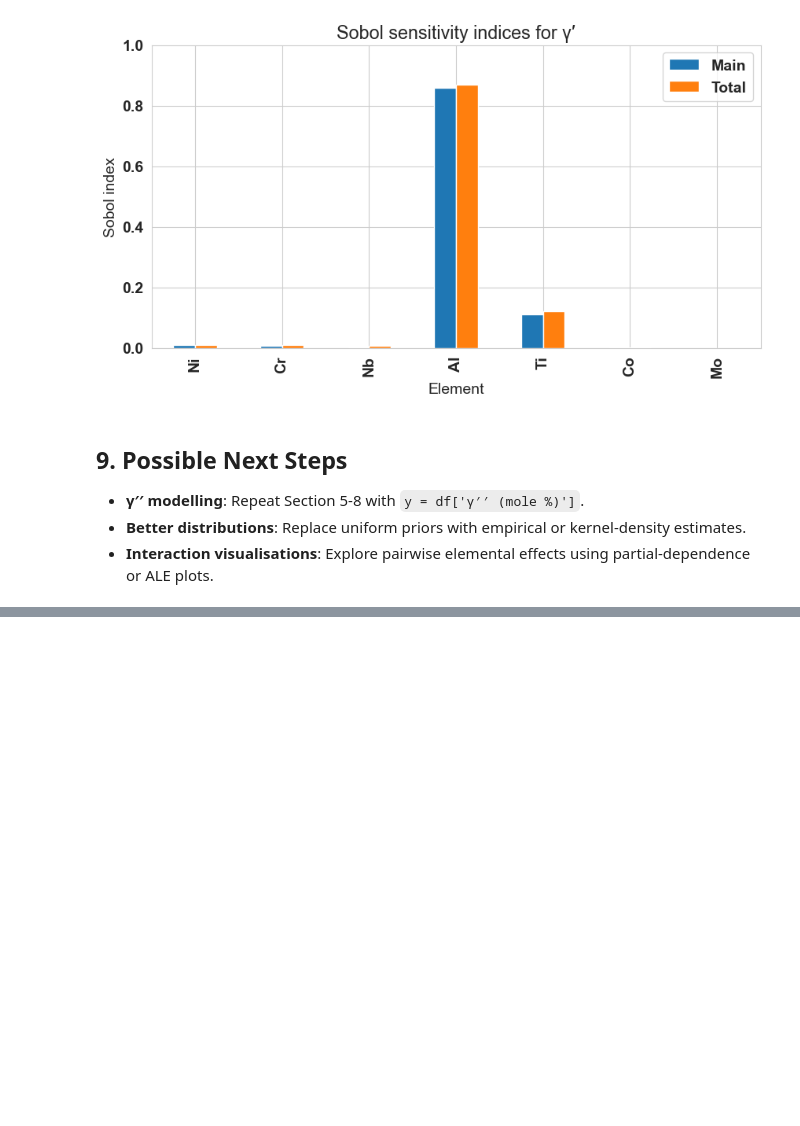
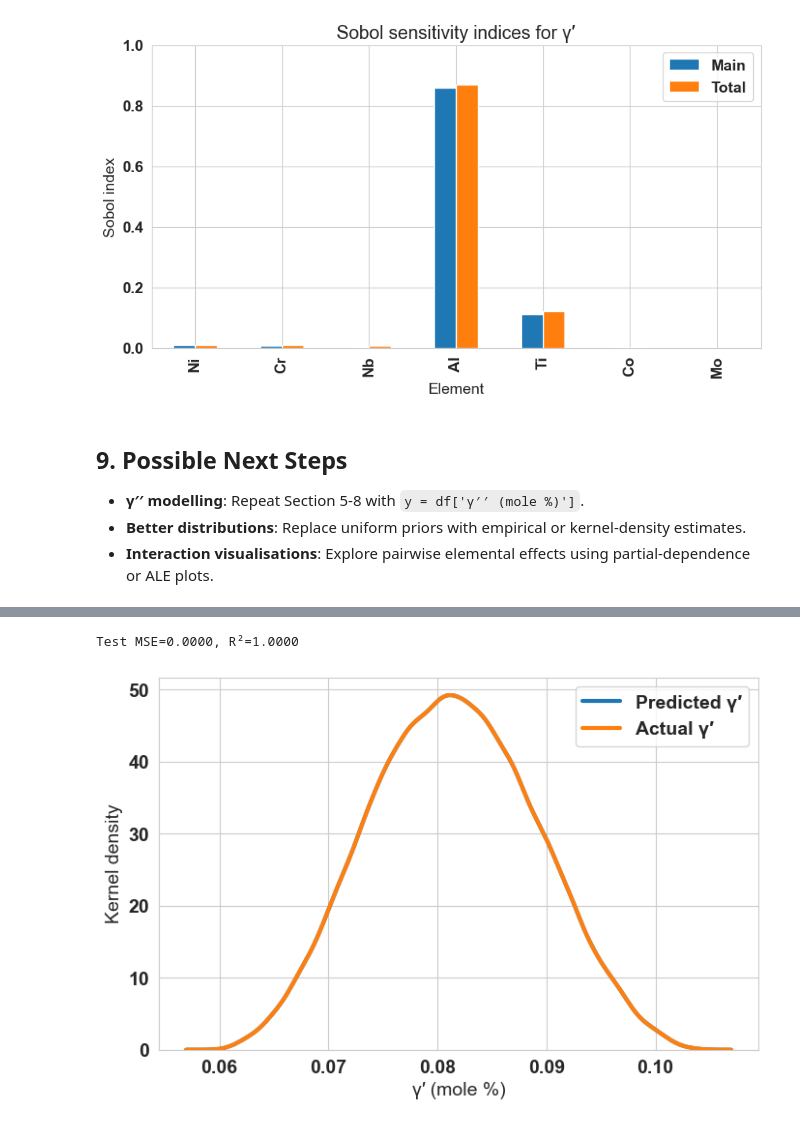
Before and after one commit to imqcam/composition-microstructure-sensitivity-analysis-release, a Jupyter notebook: Composition_to_Microstructure_Sensitivity_pipeline.ipynb, the cells around one changed output, grey strips where cells are left out. Saved outputs shown, nothing was run; the diff lists cells and outputs as text; code cells hidden in the pictures; blank space fills up the shorter version.

```diff
--- a/Composition_to_Microstructure_Sensitivity_pipeline.ipynb
+++ b/Composition_to_Microstructure_Sensitivity_pipeline.ipynb
@@ -281,0 +415,22 @@ plt.show()
+# %%
+#7. Final model fit & test evaluation
+
+poly_final = cp.expansion.stieltjes(best_order, joint_dist)
+model_final = cp.fit_regression(poly_final, X_train.T, y_train)
+
+y_test_pred = model_final(*X_test.T)
+test_mse = mean_squared_error(y_test, y_test_pred)
+test_r2 = r2_score(y_test, y_test_pred)
+print(f"Test MSE={test_mse:.4f}, R²={test_r2:.4f}")
+
+# KDE overlay
+plt.figure(figsize=(8,5))
+sns.kdeplot(y_test_pred, linewidth=3, label="Predicted γ′")
+sns.kdeplot(y_test, linewidth=3, label="Actual γ′")
+plt.xlabel("γ′ (mole %)")
+plt.ylabel("Kernel density")
+plt.legend()
+plt.show()
+# %% [output]
+Test MSE=0.0000, R²=1.0000
+[figure, added]
```
Also changed, not shown: parts of 10 cells of this notebook, 1 other file.
